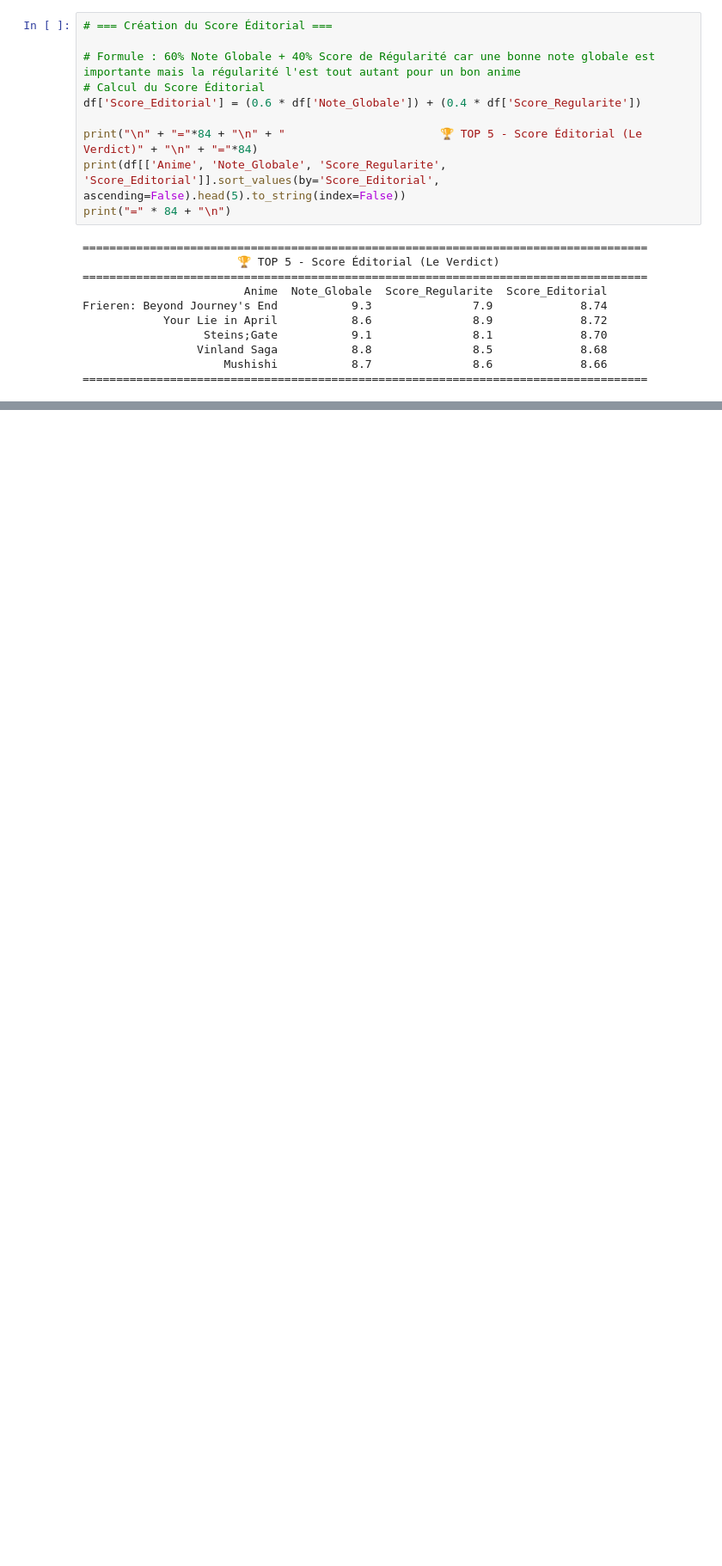
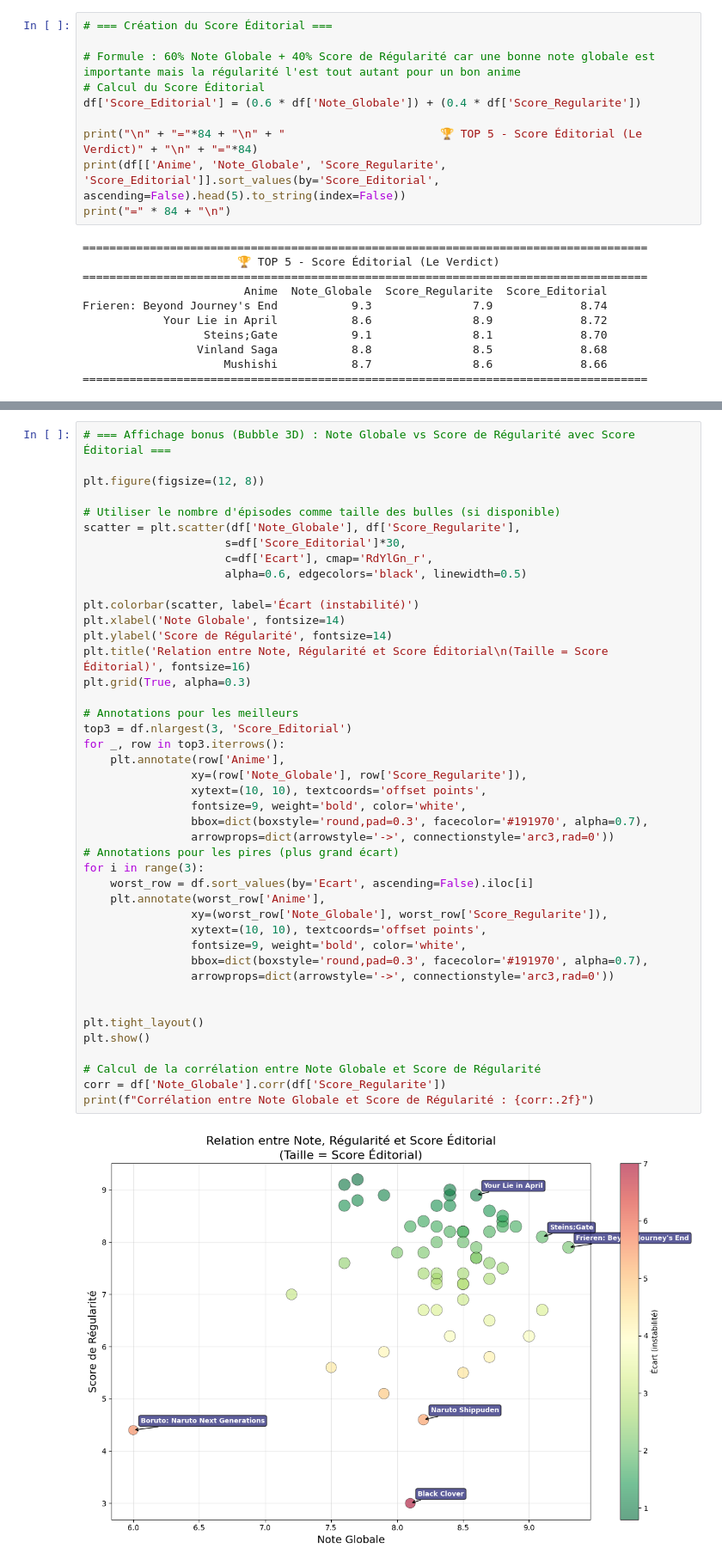
Before and after one commit to ramynbl/projet-anime-data, a Jupyter notebook: notebooks/main_analysis.ipynb, the cells around one changed output, grey strips where cells are left out. Shown at 86% size. Cells and saved outputs as stored; diff of their text form; blank space fills up the shorter version.

```diff
--- a/notebooks/main_analysis.ipynb
+++ b/notebooks/main_analysis.ipynb
@@ -185,0 +253,45 @@ Frieren: Beyond Journey's End           9.3               7.9             8.74
+# %%
+# === Affichage bonus (Bubble 3D) : Note Globale vs Score de Régularité avec Score Éditorial ===
+
+plt.figure(figsize=(12, 8))
+
+# Utiliser le nombre d'épisodes comme taille des bulles (si disponible)
+scatter = plt.scatter(df['Note_Globale'], df['Score_Regularite'],
+                     s=df['Score_Editorial']*30,
+                     c=df['Ecart'], cmap='RdYlGn_r',
+                     alpha=0.6, edgecolors='black', linewidth=0.5)
+
+plt.colorbar(scatter, label='Écart (instabilité)')
+plt.xlabel('Note Globale', fontsize=14)
+plt.ylabel('Score de Régularité', fontsize=14)
+plt.title('Relation entre Note, Régularité et Score Éditorial\n(Taille = Score Éditorial)', fontsize=16)
+plt.grid(True, alpha=0.3)
+
+# Annotations pour les meilleurs
+top3 = df.nlargest(3, 'Score_Editorial')
+for _, row in top3.iterrows():
+    plt.annotate(row['Anime'],
+                xy=(row['Note_Globale'], row['Score_Regularite']),
+                xytext=(10, 10), textcoords='offset points',
+                fontsize=9, weight='bold', color='white',
+                bbox=dict(boxstyle='round,pad=0.3', facecolor='#191970', alpha=0.7),
+                arrowprops=dict(arrowstyle='->', connectionstyle='arc3,rad=0'))
+# Annotations pour les pires (plus grand écart)
+for i in range(3):
+    worst_row = df.sort_values(by='Ecart', ascending=False).iloc[i]
+    plt.annotate(worst_row['Anime'],
+                xy=(worst_row['Note_Globale'], worst_row['Score_Regularite']),
+                xytext=(10, 10), textcoords='offset points',
+                fontsize=9, weight='bold', color='white',
+                bbox=dict(boxstyle='round,pad=0.3', facecolor='#191970', alpha=0.7),
+                arrowprops=dict(arrowstyle='->', connectionstyle='arc3,rad=0'))
+
+
+plt.tight_layout()
+plt.show()
+
+# Calcul de la corrélation entre Note Globale et Score de Régularité
+corr = df['Note_Globale'].corr(df['Score_Regularite'])
+print(f"Corrélation entre Note Globale et Score de Régularité : {corr:.2f}")
+# %% [output]
+[figure, added]
```
Also changed, not shown: parts of 4 cells of this notebook, 1 other file.
